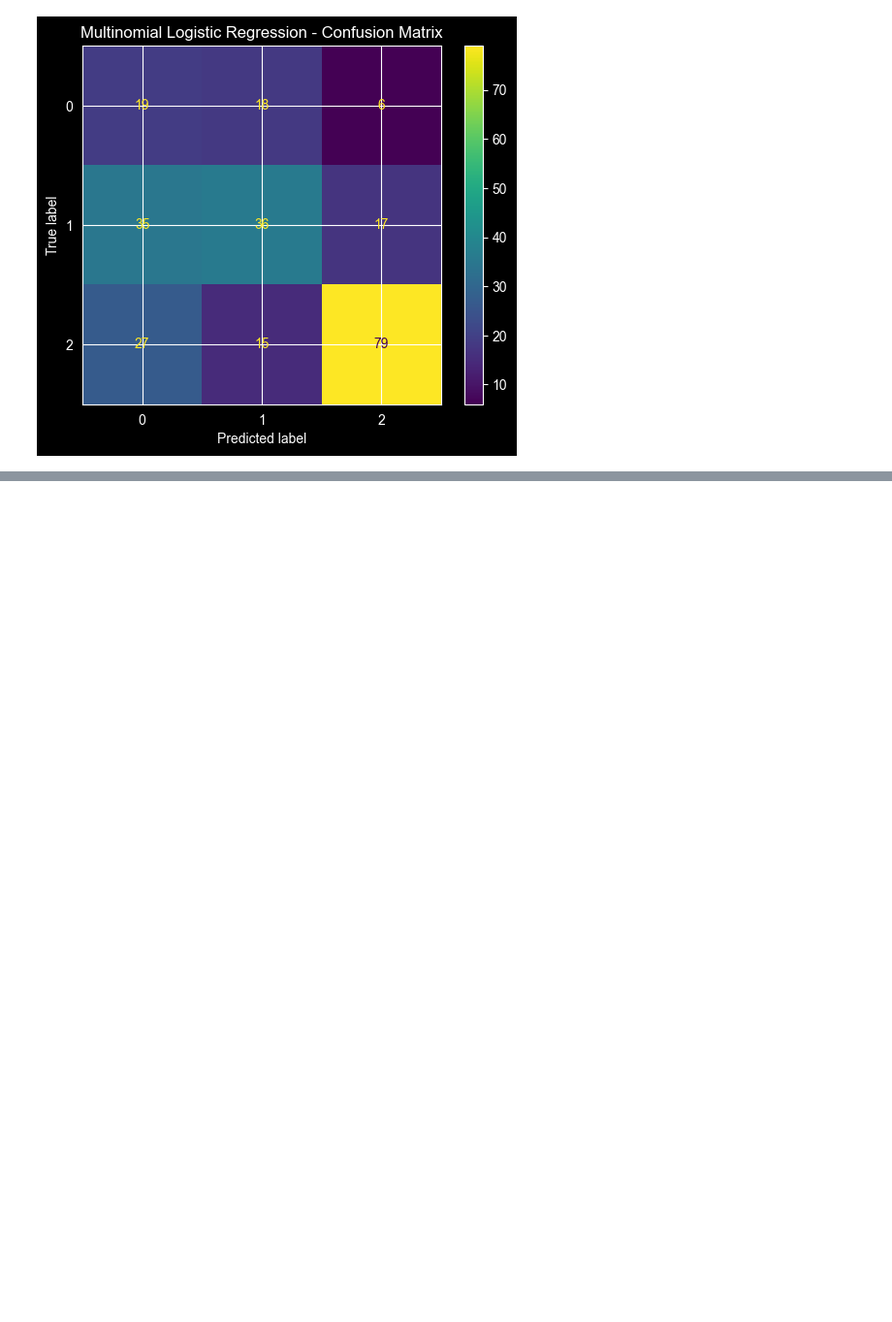
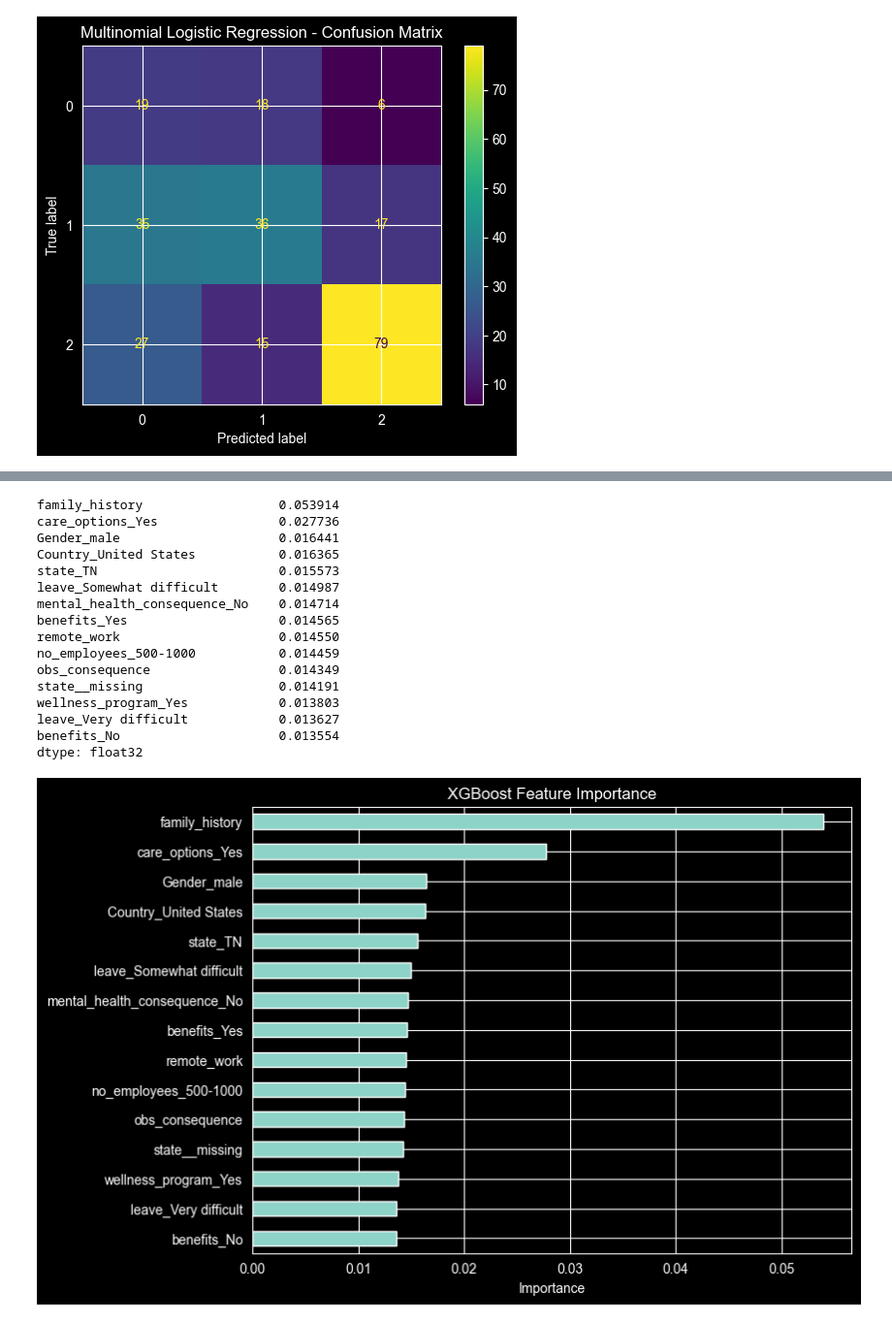
Before and after one commit to mateidiana/WellBeingModelling, a Jupyter notebook: notebooks/baseline_models/02_1_baseline_models_mh_tech.ipynb, the cells around one changed output, grey strips where cells are left out. Shown at 97% size. Cells and saved outputs as stored; diff of their text form; code cells hidden in the pictures; blank space fills up the shorter version.

```diff
--- a/notebooks/baseline_models/02_1_baseline_models_mh_tech.ipynb
+++ b/notebooks/baseline_models/02_1_baseline_models_mh_tech.ipynb
@@ -136,0 +295,36 @@ Weighted F1: 0.5526390831625546
+# %%
+import pandas as pd
+
+xgb_importance = pd.Series(
+    xgb.feature_importances_,
+    index=X.columns
+).sort_values(ascending=False)
+
+print(xgb_importance.head(15))
+
+xgb_importance.head(15).sort_values().plot(
+    kind="barh",
+    figsize=(8, 6)
+)
+
+plt.title("XGBoost Feature Importance")
+plt.xlabel("Importance")
+plt.show()
+# %% [output]
+family_history                  0.053914
+care_options_Yes                0.027736
+Gender_male                     0.016441
+Country_United States           0.016365
+state_TN                        0.015573
+leave_Somewhat difficult        0.014987
+mental_health_consequence_No    0.014714
+benefits_Yes                    0.014565
+remote_work                     0.014550
+no_employees_500-1000           0.014459
+obs_consequence                 0.014349
+state__missing                  0.014191
+wellness_program_Yes            0.013803
+leave_Very difficult            0.013627
+benefits_No                     0.013554
+dtype: float32
+[figure, added]
```
Also changed, not shown: parts of 11 cells of this notebook.
